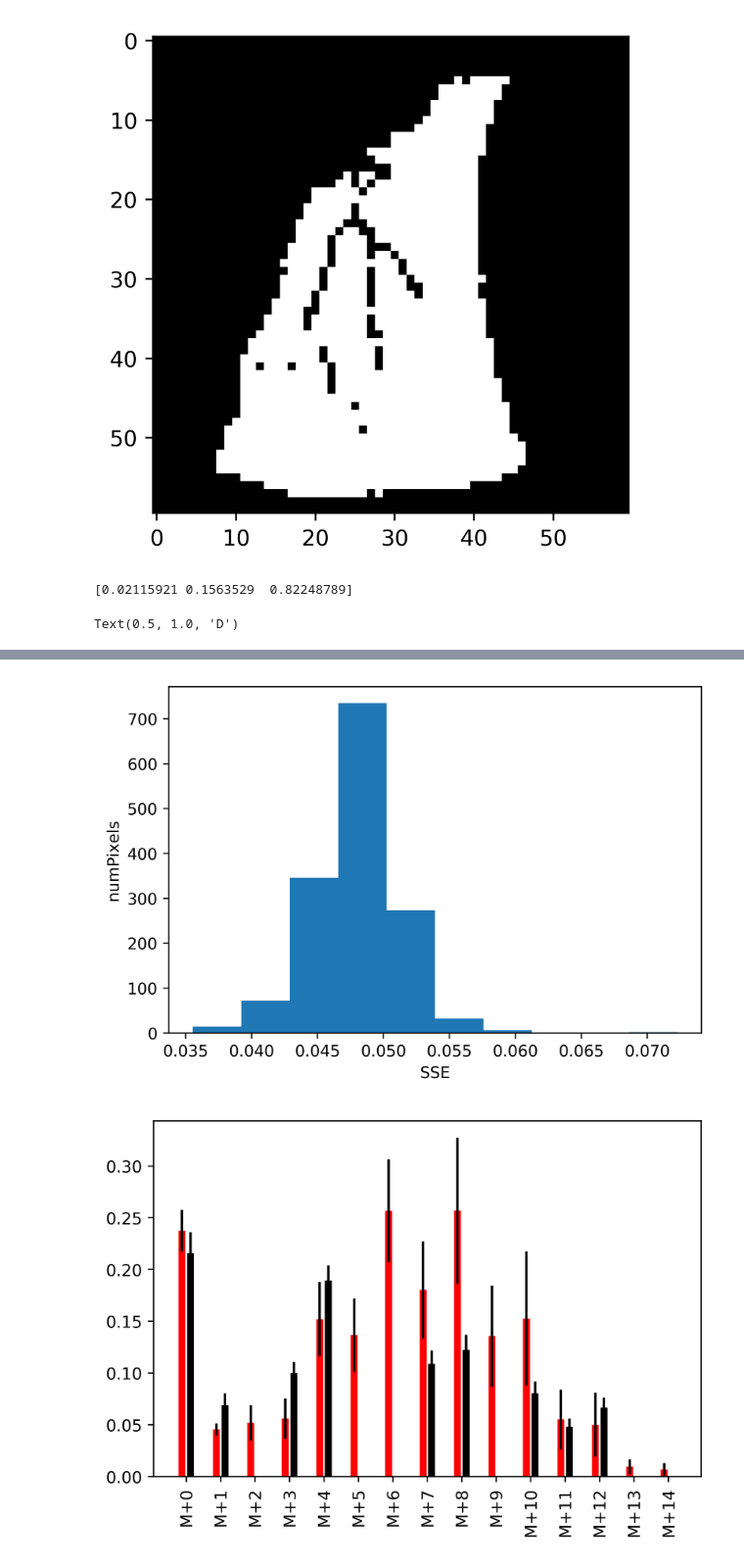
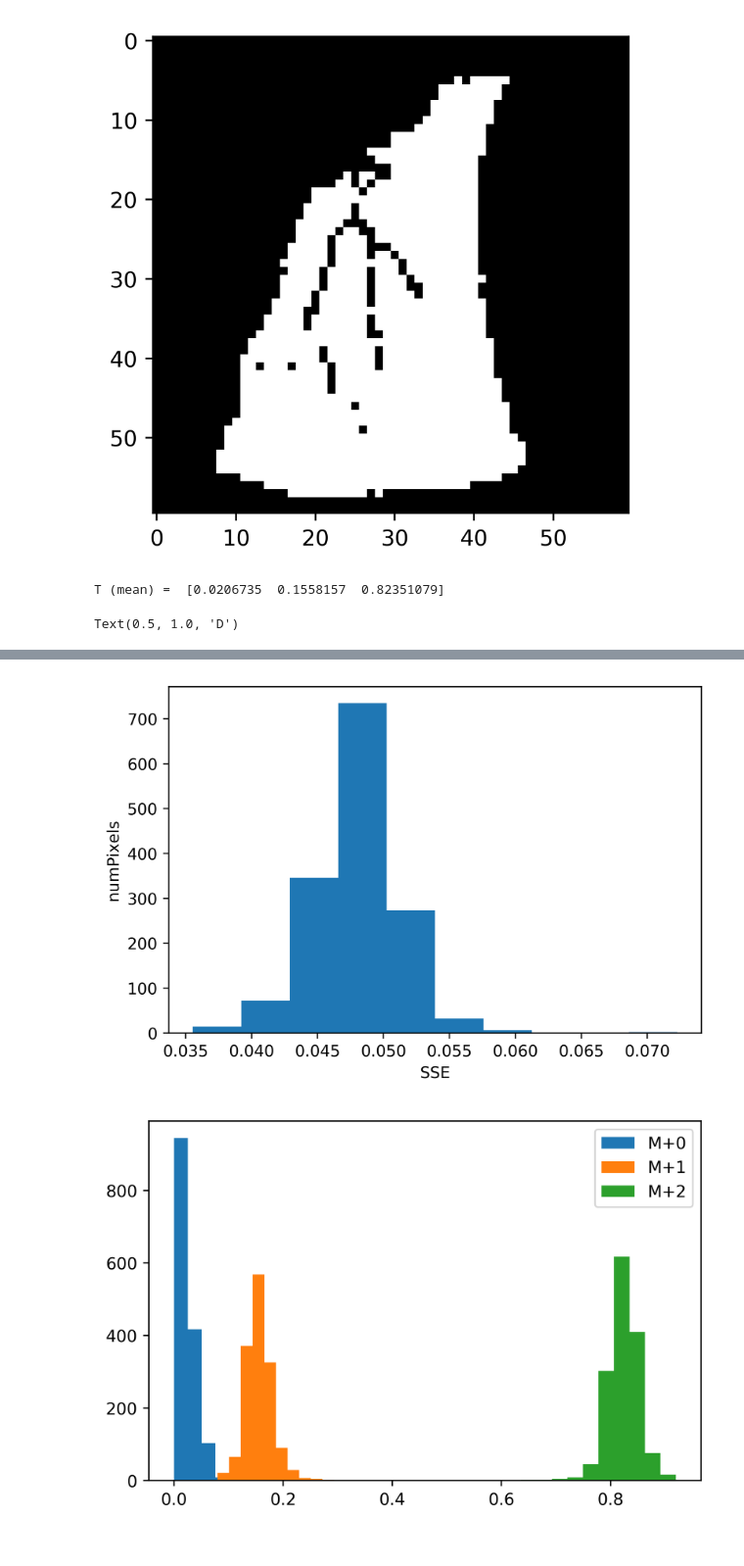
Before and after one commit to e-stan/imaging, a Jupyter notebook: DESI_HDI_ouput_ISA.ipynb, the cells around one changed output, grey strips where cells are left out. Shown at 98% size. Saved outputs shown, nothing was run; the diff lists cells and outputs as text; code cells hidden in the pictures.

Commit message:
added comments histogram

```diff
--- a/DESI_HDI_ouput_ISA.ipynb
+++ b/DESI_HDI_ouput_ISA.ipynb
@@ -136,9 +147,11 @@ normalizeTensor(tensorFilt)
 [figure]
 [figure]
 # %%
-c13ab = 0.011
-N = [(1-c13ab)**2,2*(1-c13ab)*c13ab,c13ab**2]
-T = [0,0,1]
+c13ab = 0.011 #natural abundance
+N = [(1-c13ab)**2,2*(1-c13ab)*c13ab,c13ab**2] #get expected labeling of precursor from natural abundance
+T = [0,0,1] #set initial tracer labeling
+
+#create data structures to store output
 errs = []
 T_founds = []
 fluxImageG = np.zeros((len(tensorFilt[0]),len(tensorFilt[0][0])))
@@ -146,17 +159,25 @@ fluxImageD = np.zeros((len(tensorFilt[0]),len(tensorFilt[0][0])))
 P_trues = []
 P_preds = []
 
+#get isotopologues with mean intensity > 1%
 goodInd = []
 for t in range(len(tensorFilt)):
     trel = tensorFilt[t][newImageBoundary > .5]
     if np.mean(trel) > 0.01:
         goodInd.append(t)
 
+#do pixel by pixel ISA
 for r in range(len(tensorFilt[0])):
     for c in range(len(tensorFilt[0][0])):
+        #get product labeling
         P = tensorFilt[:,r,c]
+
+        #if not on background pixel
         if np.sum(P) > .5:
+            #fit ISA
             g,D,T_found,err,P_pred = ISAFit(T,N,P,func,goodInd)
+
+            #save results in data structures
             errs.append(err)
             T_founds.append(T_found)
             P_trues.append(P)
@@ -166,6 +187,7 @@ for r in range(len(tensorFilt[0])):
         fluxImageG[r,c] = g
         fluxImageD[r,c] = D
 
+#show and save images
 plt.imshow(fluxImageG,cmap=colormap)
 im = Image.fromarray(fluxImageG)
 im.save(filename.replace(".txt","") + "_" + formula + "_g_" + '.tif')
@@ -177,39 +199,48 @@ im = Image.fromarray(fluxImageD)
 im.save(filename.replace(".txt","") + "_" + formula + "_D_" + '.tif')
 plt.title("D")
 plt.colorbar()
+
+#plot histogram of sum of squared errors
 plt.figure()
 plt.hist(errs)
 plt.xlabel("SSE")
 plt.ylabel("numPixels")
-T_found = np.mean(T_founds,axis=0)/np.sum(np.mean(T_founds,axis=0))
-print(T_found)
+
+#output found tracer labeling
+plt.figure()
+T_founds = np.array([t/np.sum(t) for t in T_founds])
+T_found = np.mean(T_founds,axis=0)
+print("T (mean) = ",T_found)
+for t in range(len(T_found)):
+    plt.hist(T_founds[:,t],label="M+"+str(t))
+plt.legend()
 
 plt.figure()
 x_ind = 0
 x_lab = []
 meanPred = np.mean(P_preds,axis=0)
 stdPred = np.std(P_preds,axis=0)
 meanTrue = np.mean(P_trues,axis=0)
 stdTrue = np.std(P_trues,axis=0)
 i = 0
 for mP,sP,mT,sT in zip(meanPred,stdPred,meanTrue,stdTrue):
     plt.bar([x_ind,x_ind+1],[mP,mT],color=["red","black"],yerr = [sP,sT])
     x_lab.append([x_ind+.5,"M+" + str(i)])
     x_ind += 4
     i += 1
 plt.xticks([x[0] for x in x_lab],[x[1] for x in x_lab],rotation=90)
 
 plt.figure()
 
 plt.hist(fluxImageG[fluxImageG > 0].flatten())
 plt.title("g(t)")
 plt.figure()
 plt.hist(fluxImageD[fluxImageD > 0].flatten())
 plt.title("D")
 # %% [output]
-[0.02115921 0.1563529  0.82248789]
+T (mean) =  [0.0206735  0.1558157  0.82351079]
 Text(0.5, 1.0, 'D')
 [figure]
 [figure]
 [figure]
-[figure, old version]
+[figure, new version]
```
Also changed, not shown: parts of 6 cells of this notebook, 1 other file.
